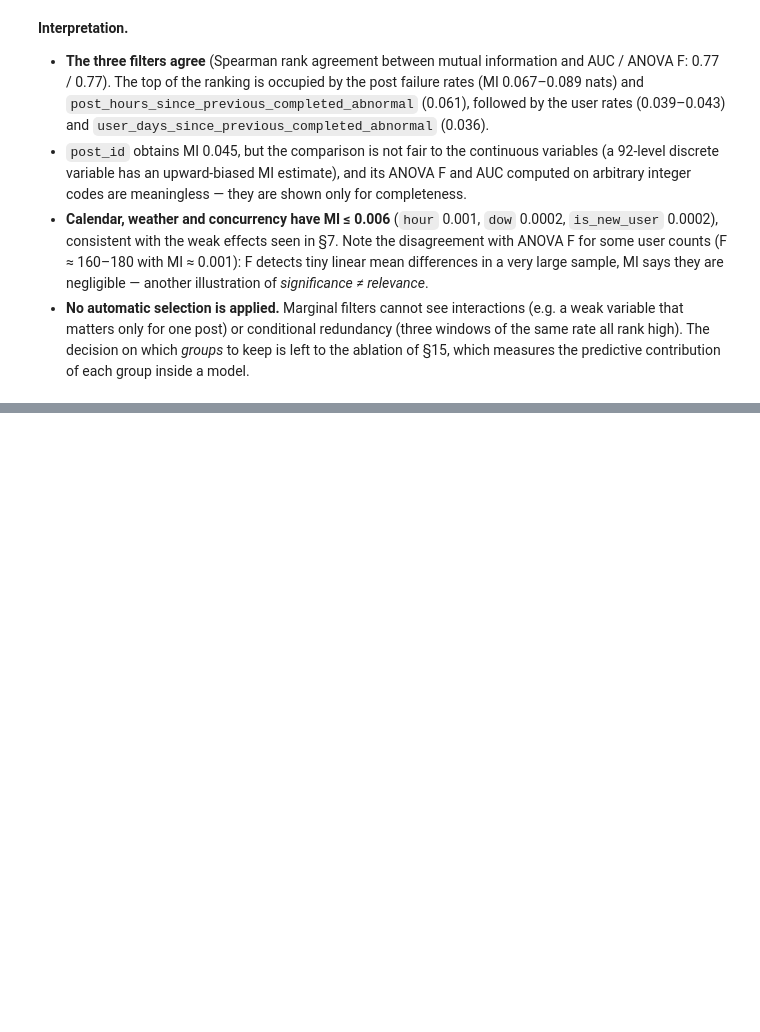
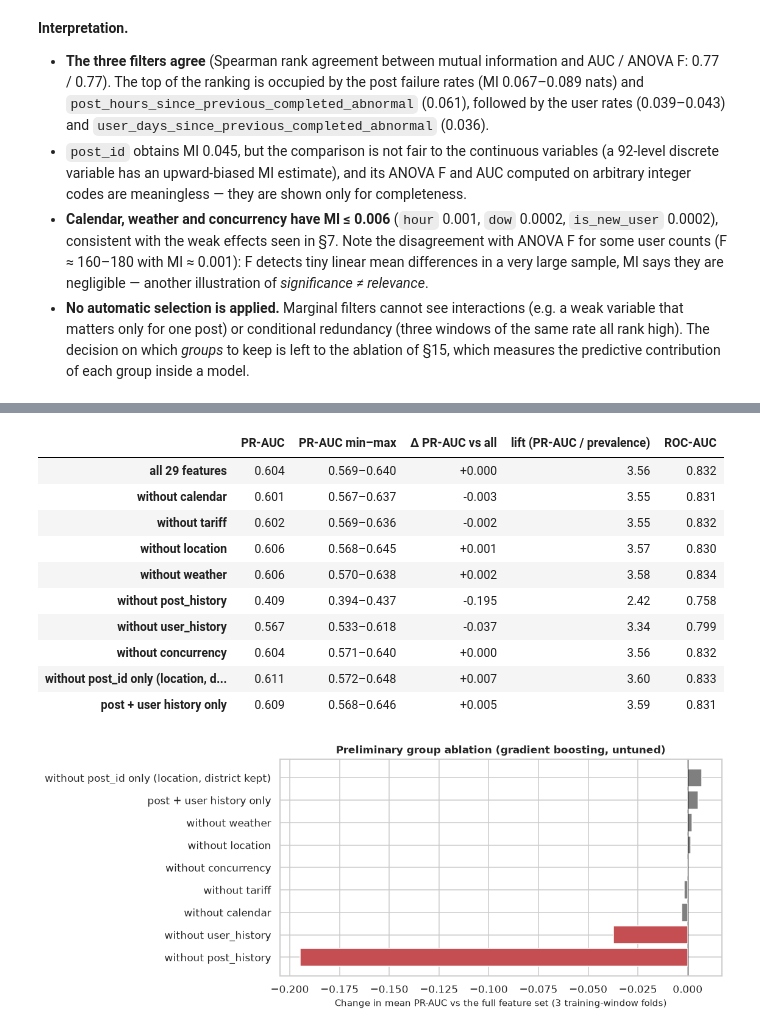
Before and after one commit to AmirMasnavi/MINDD, a Jupyter notebook: TP1_Task1_Data_Understanding_and_Preparation.ipynb, the cells around one changed output, grey strips where cells are left out. Saved outputs shown, nothing was run; the diff lists cells and outputs as text; code cells hidden in the pictures; blank space fills up the shorter version.

```diff
--- a/TP1_Task1_Data_Understanding_and_Preparation.ipynb
+++ b/TP1_Task1_Data_Understanding_and_Preparation.ipynb
@@ -2170,0 +2430,33 @@ Spearman rank agreement between the three rankings (MI vs AUC / MI vs F): 0.77 /
+# %%
+t0 = time.time()
+abl = {"all 29 features": summary(BASE)}
+for g, cols in GROUPS.items():
+    abl[f"without {g}"] = summary(cv_eval([c for c in MODEL_FEATURES if c not in cols]))
+abl["without post_id only (location, district kept)"] = summary(cv_eval([c for c in MODEL_FEATURES if c != "post_id"]))
+abl["post + user history only"] = summary(cv_eval(GROUPS["post_history"] + GROUPS["user_history"]))
+ABLATION = pd.DataFrame(abl).T
+ABLATION["Δ PR-AUC vs all"] = ABLATION["PR-AUC"] - ABLATION.loc["all 29 features", "PR-AUC"]
+display(ABLATION[["PR-AUC", "PR-AUC min–max", "Δ PR-AUC vs all", "lift (PR-AUC / prevalence)", "ROC-AUC"]]
+        .style.format({"PR-AUC": "{:.3f}", "Δ PR-AUC vs all": "{:+.3f}", "lift (PR-AUC / prevalence)": "{:.2f}", "ROC-AUC": "{:.3f}"}))
+
+plot = ABLATION.drop(index="all 29 features")["Δ PR-AUC vs all"].sort_values()
+fig, ax = plt.subplots(figsize=(8.5, 4.2))
+ax.barh(plot.index, plot.values, color=np.where(plot.values < -0.005, C_ABN, C_NEUTRAL))
+ax.axvline(0, color="k", lw=.8)
+ax.set_xlabel("Change in mean PR-AUC vs the full feature set (3 training-window folds)")
+ax.set_title("Preliminary group ablation (gradient boosting, untuned)")
+savefig(fig, "15_1_group_ablation")
+print(f"(fits took {time.time() - t0:.0f}s)")
+# %% [output]
+|  | PR-AUC | PR-AUC min–max | Δ PR-AUC vs all | lift (PR-AUC / prevalence) | ROC-AUC |
+| all 29 features | 0.604 | 0.569–0.640 | +0.000 | 3.56 | 0.832 |
+| without calendar | 0.601 | 0.567–0.637 | -0.003 | 3.55 | 0.831 |
+| without tariff | 0.602 | 0.569–0.636 | -0.002 | 3.55 | 0.832 |
+| without location | 0.606 | 0.568–0.645 | +0.001 | 3.57 | 0.830 |
+| without weather | 0.606 | 0.570–0.638 | +0.002 | 3.58 | 0.834 |
+| without post_history | 0.409 | 0.394–0.437 | -0.195 | 2.42 | 0.758 |
+| without user_history | 0.567 | 0.533–0.618 | -0.037 | 3.34 | 0.799 |
+| without concurrency | 0.604 | 0.571–0.640 | +0.000 | 3.56 | 0.832 |
+| without post_id only (location, d... | 0.611 | 0.572–0.648 | +0.007 | 3.60 | 0.833 |
+| post + user history only | 0.609 | 0.568–0.646 | +0.005 | 3.59 | 0.831 |
+[figure, added]
```
Also changed, not shown: parts of 59 cells of this notebook, 32 other files.
